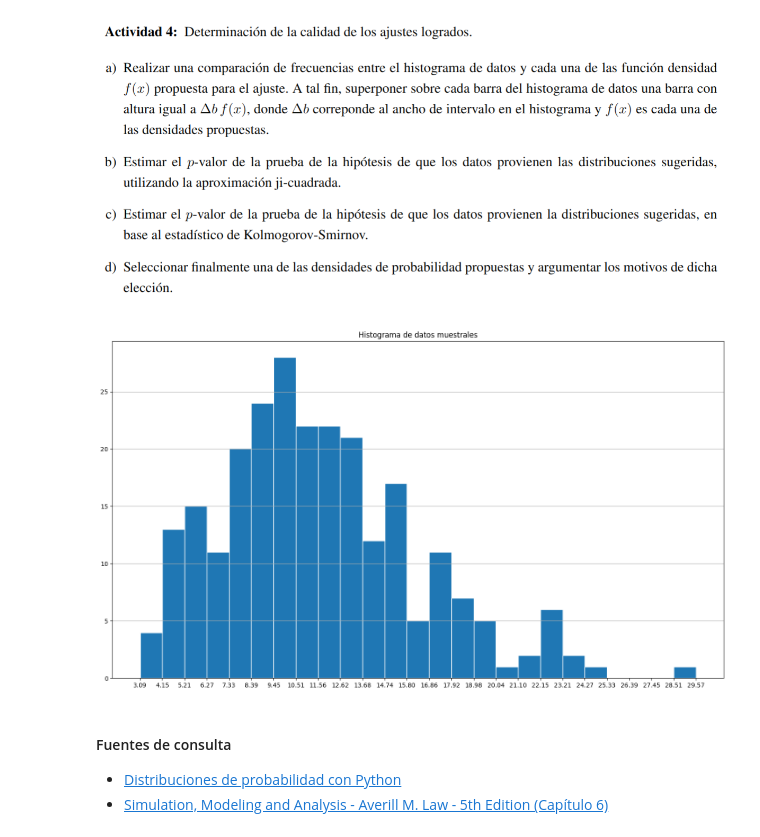
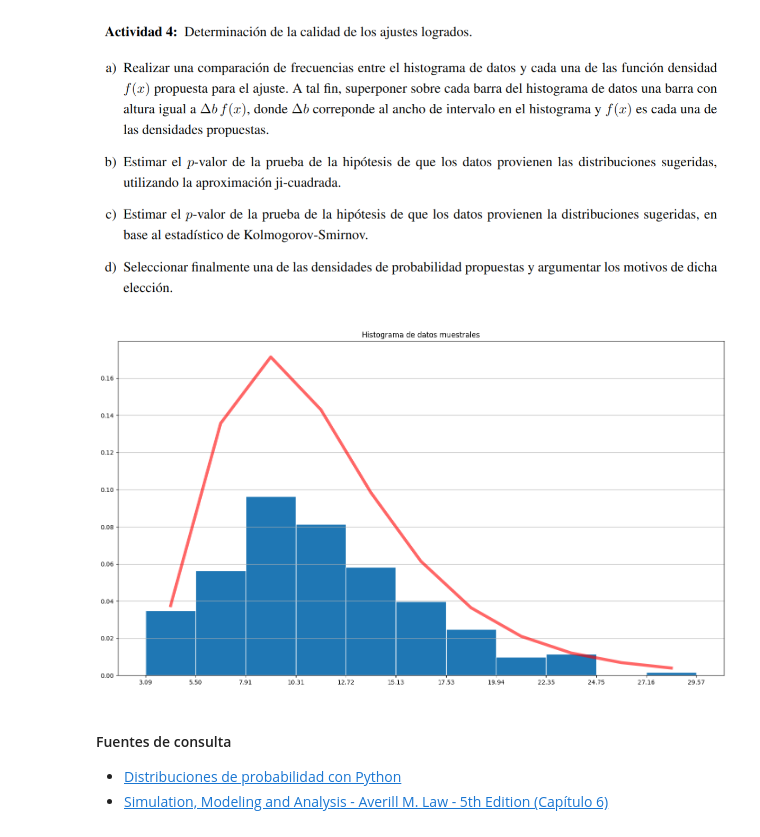
Before and after one commit to basbenja/TP-Modelos-y-Simulacion-2023, a Jupyter notebook: bas-mondejar.ipynb, the cells around one changed output. Saved outputs shown, nothing was run; the diff lists cells and outputs as text; code cells hidden in the pictures.

```diff
--- a/bas-mondejar.ipynb
+++ b/bas-mondejar.ipynb
@@ -133,12 +133,13 @@ $$
 est_mu = 0
 for X in data:
     est_mu += np.log(X)
-est_mu /= n
-print(est_mu)
+est_mu /= tam_muestral
+print(f'Estimación de Máxima Verosimilitud para mu: {est_mu}')
+
 est_sigma = 0
 for X in data:
     est_sigma += (np.log(X) - est_mu)**2
-est_sigma /= n
+est_sigma /= tam_muestral
 est_sigma **= (1/2)
-print(est_sigma)
+print(f'Estimación de Máxima Verosimilitud para sigma: {est_sigma}')
 # %% [output]
@@ -195,28 +193,28 @@ $$
 $$
 # %% [markdown]
 ![image.png](attachment:image.png)
-# %%
-# densidad distribución lognormal
-def f(x):
-    den = x*((2*np.pi*(est_sigma**2))**(1/2))
-    num = np.exp((-((np.log(x)-est_mu))**2)/(2*(est_sigma**2)))
-    return num/den
-
-frec_log_normal = []
-delta_b = (M-m)/25
-for i in range(25):
-    ext_izq = m+i*delta_b
-    ext_der = ext_izq+delta_b
-# %%
-fig, ax = plt.subplots(figsize=[18,10])
-n, bins, patches = ax.hist(data, bins=25, edgecolor="white")
-ax.grid(axis='y')
-ax.hist(frec_log_normal, alpha=0.5, density=True) # Para comparar la frecuencia de los datos con la densidad
-plt.title('Histograma de datos muestrales')
-plt.xticks(bins)
-plt.show()
-# %% [output]
-[figure, removed]
+# %%
+k = int(np.sqrt(tam_muestral))
+fig, ax = plt.subplots(figsize=[18,10])
+n, bins, patches = ax.hist(data, bins=k, edgecolor="white", density=True)
+ax.grid(axis='y')
+plt.title('Histograma de datos muestrales')
+plt.xticks(bins)
+
+delta_b = (M - m) / k
+x = [(bins[i] + bins[i+1])/2 for i in range (len(bins)-1)]
+ax.plot(x, lognorm.pdf(x, s=est_sigma, loc=0, scale=np.exp(est_mu)) * delta_b,
+        'r-', lw=5, alpha=0.6, label='lognorm pdf')
+
+plt.show()
+
+# frec_log_normal = []
+# delta_b = (M-m)/25
+# for i in range(25):
+#     ext_izq = m+i*delta_b
+#     ext_der = ext_izq+delta_b
+# %% [output]
+[figure, added]
 # %% [markdown]
 #### Fuentes de consulta
 - [Distribuciones de probabilidad con Python](https://relopezbriega.github.io/blog/2016/06/29/distribuciones-de-probabilidad-con-python/)
```
Also changed, not shown: parts of 8 cells of this notebook.
